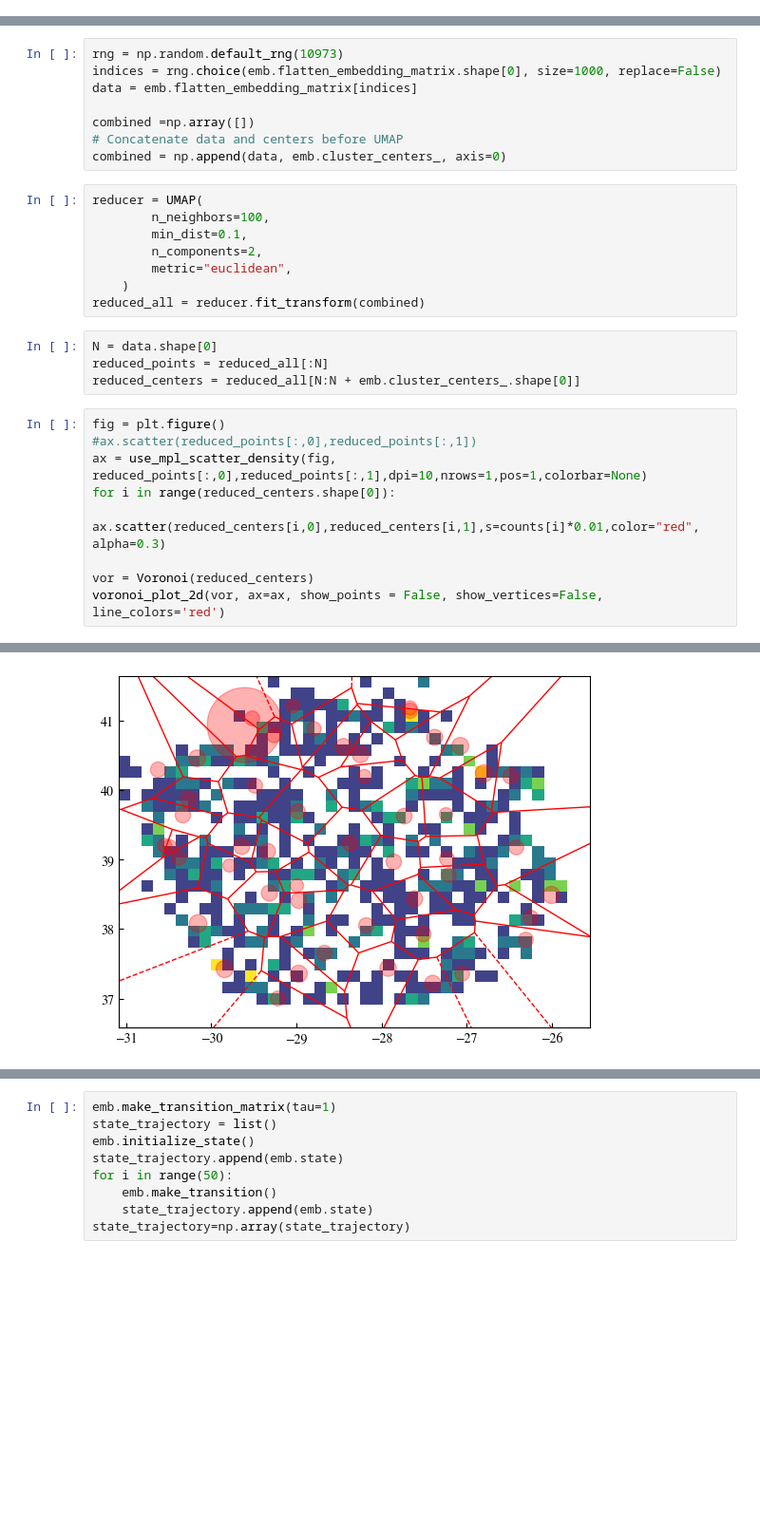
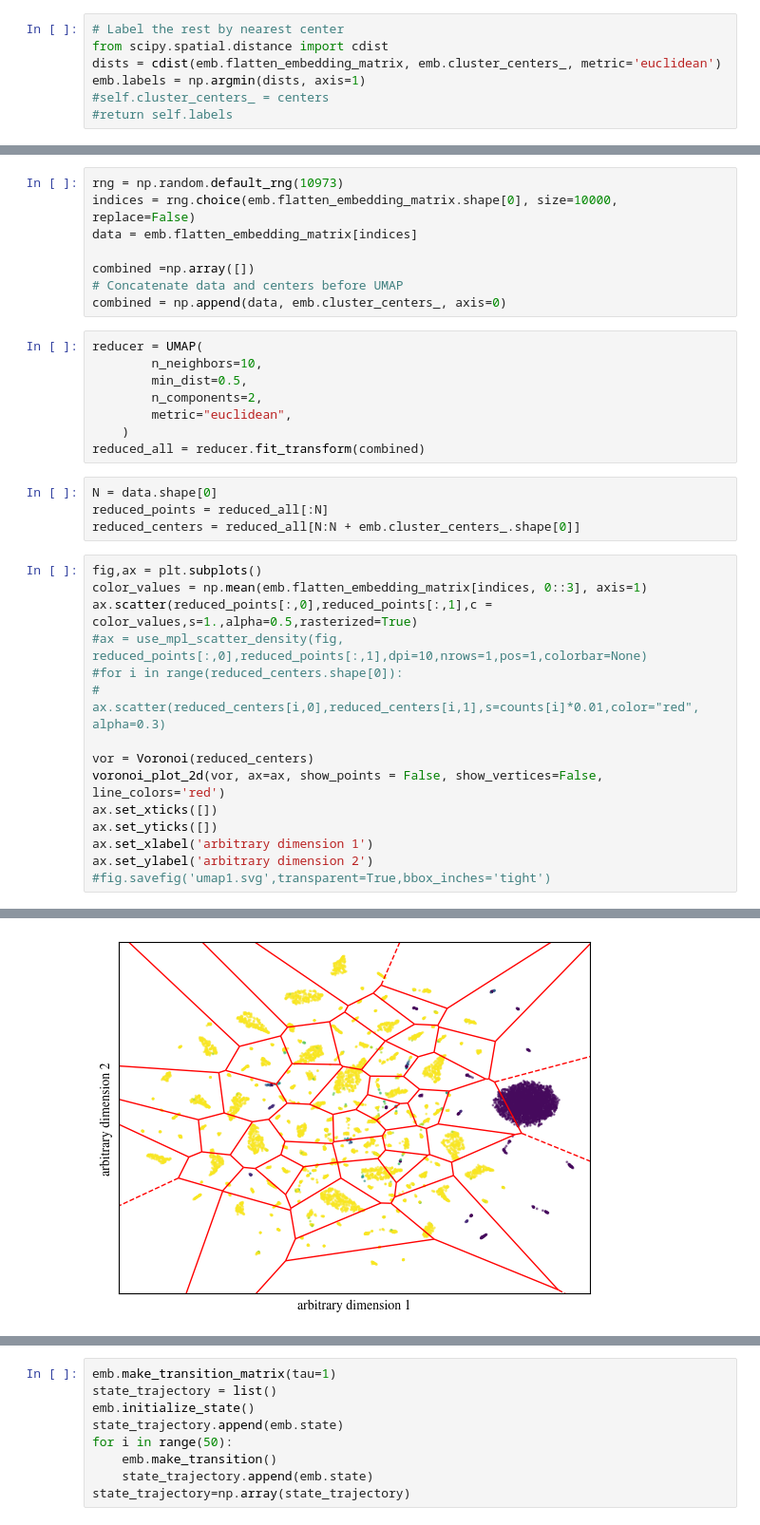
Before and after one commit to HugoLeRoy94/ClusterAnalysis, a Jupyter notebook: unit_test/test_embedding_toy_model.ipynb, the cells around one changed output, grey strips where cells are left out. Shown: that part at 95% size. Cells and saved outputs as stored; diff of their text form; blank space fills up the shorter version.

```diff
--- a/unit_test/test_embedding_toy_model.ipynb
+++ b/unit_test/test_embedding_toy_model.ipynb
@@ -84,3 +66,10 @@ NameError: name 'emb' is not defined
+# %%
+# Label the rest by nearest center
+from scipy.spatial.distance import cdist
+dists = cdist(emb.flatten_embedding_matrix, emb.cluster_centers_, metric='euclidean')
+emb.labels = np.argmin(dists, axis=1)
+#self.cluster_centers_ = centers
+#return self.labels
 # %%
 # look at the distribution of points in the clusters
 unique_labels, counts = np.unique(emb.labels, return_counts=True)
@@ -108,6 +88,6 @@ plt.grid()
 # %%
 rng = np.random.default_rng(10973)
-indices = rng.choice(emb.flatten_embedding_matrix.shape[0], size=1000, replace=False)
+indices = rng.choice(emb.flatten_embedding_matrix.shape[0], size=10000, replace=False)
 data = emb.flatten_embedding_matrix[indices]
 
 combined =np.array([])
@@ -115,8 +95,8 @@ combined =np.array([])
 combined = np.append(data, emb.cluster_centers_, axis=0)
 # %%
 reducer = UMAP(
-        n_neighbors=100,
-        min_dist=0.1,
+        n_neighbors=10,
+        min_dist=0.5,
         n_components=2,
         metric="euclidean",
     )
@@ -126,12 +106,18 @@ N = data.shape[0]
 reduced_points = reduced_all[:N]
 reduced_centers = reduced_all[N:N + emb.cluster_centers_.shape[0]]
 # %%
-fig = plt.figure()
-#ax.scatter(reduced_points[:,0],reduced_points[:,1])
-ax = use_mpl_scatter_density(fig, reduced_points[:,0],reduced_points[:,1],dpi=10,nrows=1,pos=1,colorbar=None)
-for i in range(reduced_centers.shape[0]):
-    ax.scatter(reduced_centers[i,0],reduced_centers[i,1],s=counts[i]*0.01,color="red", alpha=0.3)
+fig,ax = plt.subplots()
+color_values = np.mean(emb.flatten_embedding_matrix[indices, 0::3], axis=1)
+ax.scatter(reduced_points[:,0],reduced_points[:,1],c = color_values,s=1.,alpha=0.5,rasterized=True)
+#ax = use_mpl_scatter_density(fig, reduced_points[:,0],reduced_points[:,1],dpi=10,nrows=1,pos=1,colorbar=None)
+#for i in range(reduced_centers.shape[0]):
+#    ax.scatter(reduced_centers[i,0],reduced_centers[i,1],s=counts[i]*0.01,color="red", alpha=0.3)
 
 vor = Voronoi(reduced_centers)
 voronoi_plot_2d(vor, ax=ax, show_points = False, show_vertices=False, line_colors='red')
+ax.set_xticks([])
+ax.set_yticks([])
+ax.set_xlabel('arbitrary dimension 1')
+ax.set_ylabel('arbitrary dimension 2')
+#fig.savefig('umap1.svg',transparent=True,bbox_inches='tight')
 # %% [output]
@@ -138 +125 @@ voronoi_plot_2d(vor, ax=ax, show_points = False, show_vertices=False, line_color
-[figure, old version]
+[figure, new version]
```
Also changed, not shown: parts of 14 cells of this notebook, 2 other files.
